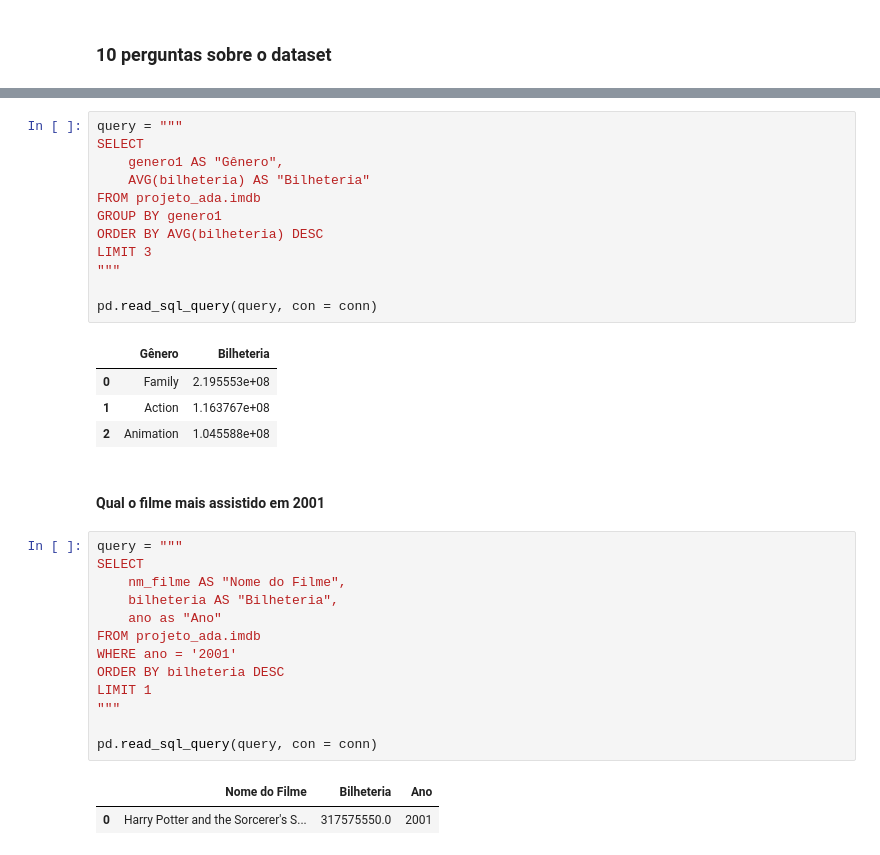
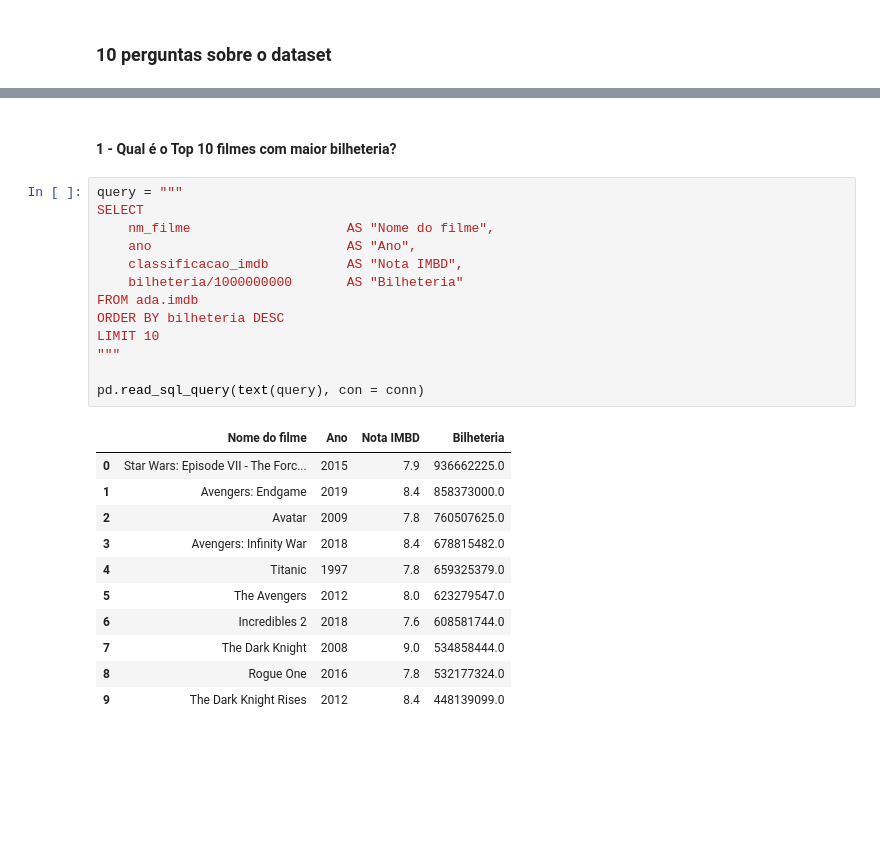
Before and after one commit to LauraBusCam/IMDb-movies-series, a Jupyter notebook: src/main.ipynb, the cells around one changed output, grey strips where cells are left out. Cells and saved outputs as stored; diff of their text form; blank space fills up the shorter version.

```diff
--- a/src/main.ipynb
+++ b/src/main.ipynb
@@ -635,35 +308,27 @@ pd.read_sql_query(query, con = conn)
-# %%
-query = """
-SELECT
-    genero1 AS "Gênero",
-    AVG(bilheteria) AS "Bilheteria"
-FROM projeto_ada.imdb
-GROUP BY genero1
-ORDER BY AVG(bilheteria) DESC
-LIMIT 3
-"""
-
-pd.read_sql_query(query, con = conn)
-# %% [output]
-|  | Gênero | Bilheteria |
-| 0 | Family | 2.195553e+08 |
-| 1 | Action | 1.163767e+08 |
-| 2 | Animation | 1.045588e+08 |
-# %% [markdown]
-#### Qual o filme mais assistido em 2001
-# %%
-query = """
-SELECT
-    nm_filme AS "Nome do Filme",
-    bilheteria AS "Bilheteria",
-    ano as "Ano"
-FROM projeto_ada.imdb
-WHERE ano = '2001'
-ORDER BY bilheteria DESC
-LIMIT 1
-"""
-
-pd.read_sql_query(query, con = conn)
-# %% [output]
-|  | Nome do Filme | Bilheteria | Ano |
-| 0 | Harry Potter and the Sorcerer's S... | 317575550.0 | 2001 |
+# %% [markdown]
+#### **1 -** Qual é o Top 10 filmes com maior bilheteria?
+# %%
+query = """
+SELECT
+    nm_filme                    AS "Nome do filme",
+    ano                         AS "Ano",
+    classificacao_imdb          AS "Nota IMBD",
+    bilheteria/1000000000       AS "Bilheteria"
+FROM ada.imdb
+ORDER BY bilheteria DESC
+LIMIT 10
+"""
+
+pd.read_sql_query(text(query), con = conn)
+# %% [output]
+|  | Nome do filme | Ano | Nota IMBD | Bilheteria |
+| 0 | Star Wars: Episode VII - The Forc... | 2015 | 7.9 | 936662225.0 |
+| 1 | Avengers: Endgame | 2019 | 8.4 | 858373000.0 |
+| 2 | Avatar | 2009 | 7.8 | 760507625.0 |
+| 3 | Avengers: Infinity War | 2018 | 8.4 | 678815482.0 |
+| 4 | Titanic | 1997 | 7.8 | 659325379.0 |
+| 5 | The Avengers | 2012 | 8.0 | 623279547.0 |
+| 6 | Incredibles 2 | 2018 | 7.6 | 608581744.0 |
+| 7 | The Dark Knight | 2008 | 9.0 | 534858444.0 |
+| 8 | Rogue One | 2016 | 7.8 | 532177324.0 |
+| 9 | The Dark Knight Rises | 2012 | 8.4 | 448139099.0 |
```
Also changed, not shown: parts of 73 cells of this notebook, 1 other file.
